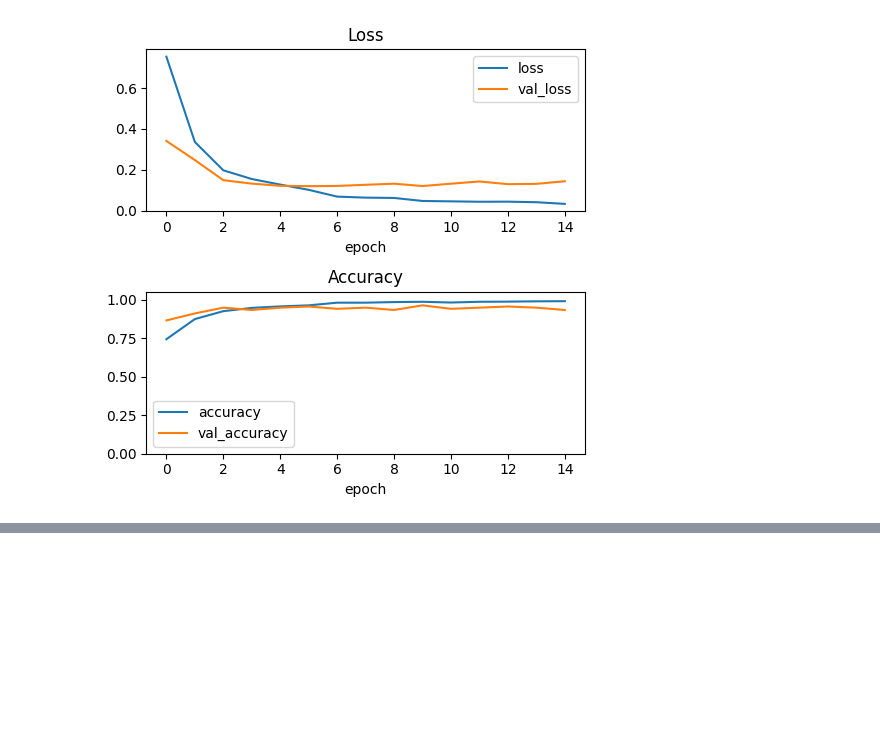
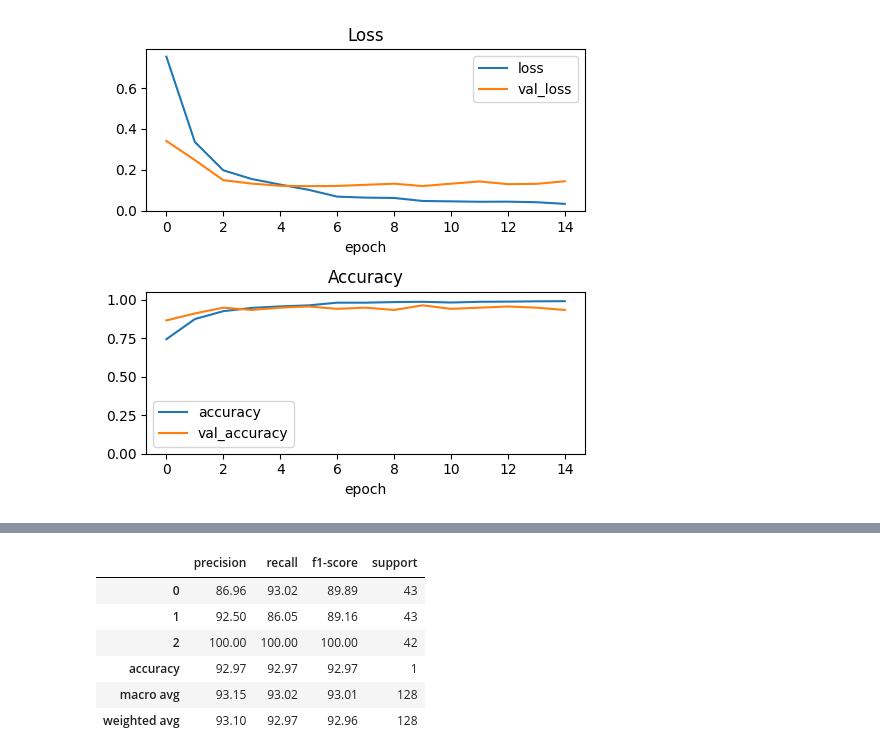
Before and after one commit to trizkynoviandy/bean-leaf-classification, a Jupyter notebook: bean_leaf_resnet50.ipynb, the cells around one changed output, grey strips where cells are left out. Drawn from its saved outputs; the diff is of its cells as text; code cells hidden in the pictures; blank space fills up the shorter version.

```diff
--- a/bean_leaf_resnet50.ipynb
+++ b/bean_leaf_resnet50.ipynb
@@ -157,0 +157,15 @@ Accuracy: 0.945
+# %%
+report = classification_report(y_test_true, y_test_pred, digits=4, output_dict=True)
+class_report = pd.DataFrame(report).transpose()
+class_report.iloc[:, :3] = class_report.iloc[:, :3].applymap(lambda x: x * 100)
+class_report = class_report.style.format("{:.2f}", subset=pd.IndexSlice[:, ['precision', 'recall', 'f1-score']])\
+                              .format("{:.0f}", subset=pd.IndexSlice[:, ['support']])
+class_report
+# %% [output]
+|  | precision | recall | f1-score | support |
+| 0 | 86.96 | 93.02 | 89.89 | 43 |
+| 1 | 92.50 | 86.05 | 89.16 | 43 |
+| 2 | 100.00 | 100.00 | 100.00 | 42 |
+| accuracy | 92.97 | 92.97 | 92.97 | 1 |
+| macro avg | 93.15 | 93.02 | 93.01 | 128 |
+| weighted avg | 93.10 | 92.97 | 92.96 | 128 |
```
Also changed, not shown: parts of 10 cells of this notebook.
